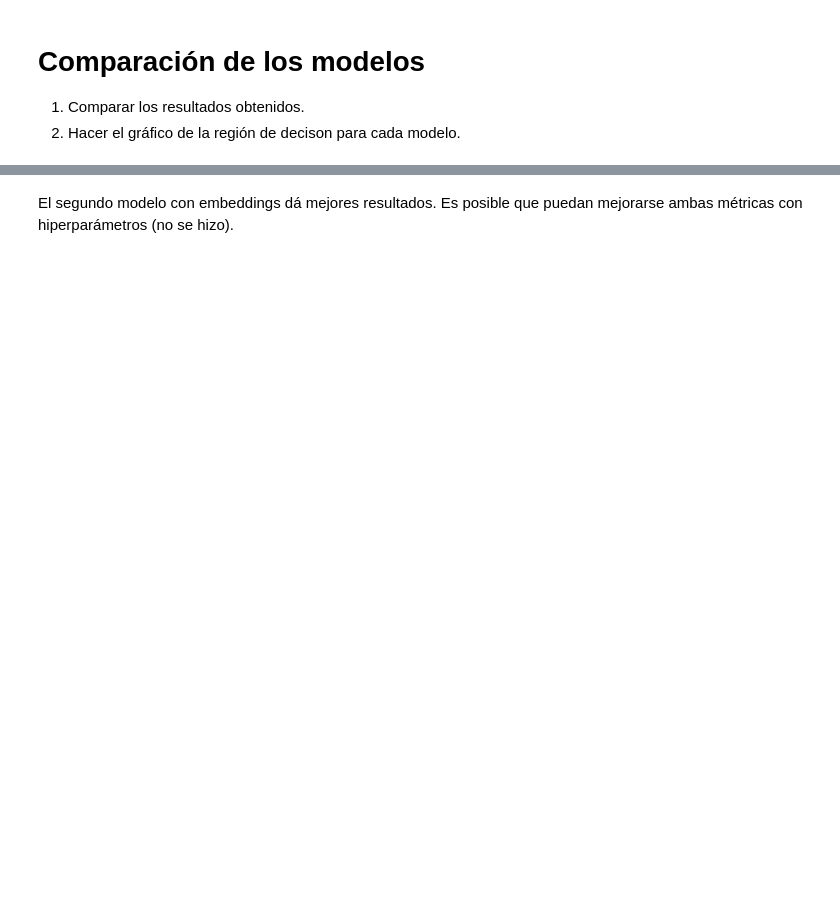
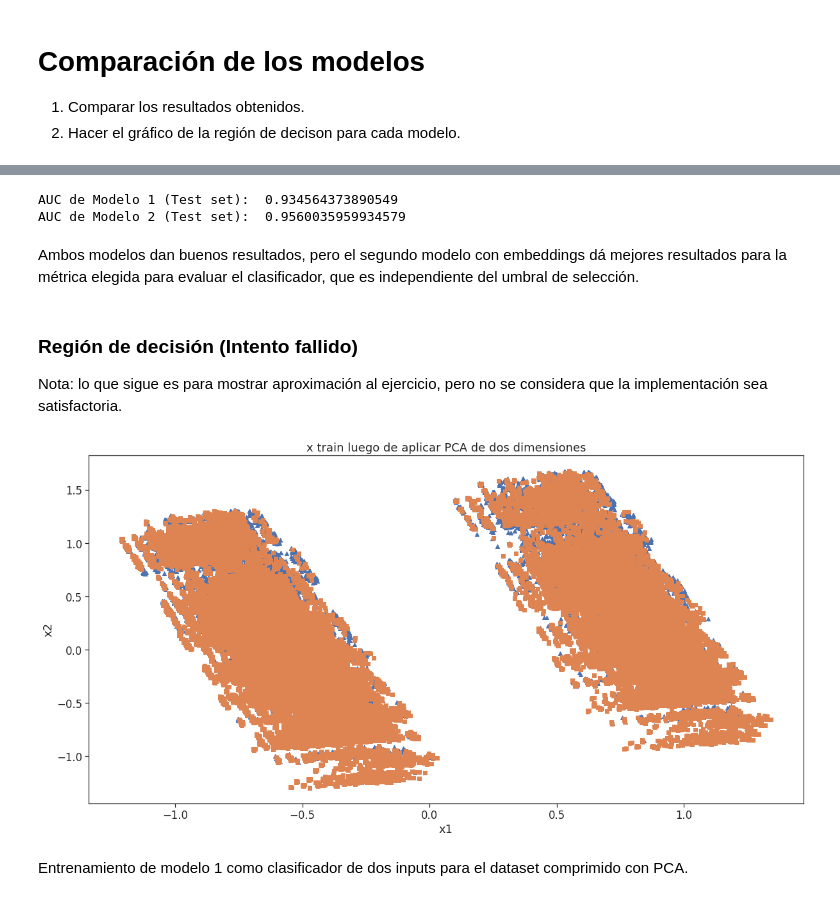
Before and after one commit to nhorro/ceai2020, a Jupyter notebook: deep_learning/clase_8_examen/Deep_Learning_Clase_8_Examen.ipynb, the cells around one changed output, grey strips where cells are left out. Drawn from its saved outputs; the diff is of its cells as text; code cells hidden in the pictures; blank space fills up the shorter version.

Commit message:
Avance con ejercicios CV1, versión final de clase8 DL

```diff
--- a/deep_learning/clase_8_examen/Deep_Learning_Clase_8_Examen.ipynb
+++ b/deep_learning/clase_8_examen/Deep_Learning_Clase_8_Examen.ipynb
@@ -401,11 +445,18 @@ Definimos un modelo base para siempre comparar los sucesivos modelos respecto a
 2. Porque es importante normalizar los datos antes de entrenar el modelo de regresión logística?
 3. Porque es importante utilizar una metrica como AUC en un problema de clasificación binaria?
 # %%
-lr_model = LogisticRegression(C=1, solver="sag", max_iter=1000)
+# 1. Entrenar un modelo de regresión logística que sea mejor que el modelo base (no usar User_Id y Product_Id).
+assert 'User_ID' not in x_train_norm
+assert 'Product_ID' not in x_train_norm
+
+lr_model = LogisticRegression(C=1.0, solver="sag", max_iter=1000)
 lr_model.fit(x_train_norm,y_train)
 
 lr_predictions = lr_model.predict(x_validation_norm)
+fpr,tpr,thresholds = metrics.roc_curve(y_validation,lr_predictions)
+print("AUC de R.L Validation: {}".format(metrics.auc(fpr,tpr)))
 
-fpr,tpr,thresholds = metrics.roc_curve(y_validation,lr_predictions)
-print(metrics.auc(fpr,tpr))
+lr_predictions = lr_model.predict(x_test_norm)
+fpr,tpr,thresholds = metrics.roc_curve(y_test,lr_predictions)
+print("AUC de R.L Test: {}".format(metrics.auc(fpr,tpr)))
 # %% [output]
@@ -662,2 +813,0 @@ Model2 AUC: 0.9532290526464318
-# %% [markdown]
-El segundo modelo con embeddings dá mejores resultados. Es posible que puedan mejorarse ambas métricas con hiperparámetros (no se hizo).
@@ -665,0 +814,36 @@ El segundo modelo con embeddings dá mejores resultados. Es posible que puedan m
+# %%
+# 1. Comparar los resultados obtenidos.
+print("AUC de Modelo 1 (Test set): ", dl_model_results["model1"]["AUC"])
+print("AUC de Modelo 2 (Test set): ", dl_model_results["model2"]["AUC"])
+# %% [output]
+AUC de Modelo 1 (Test set):  0.934564373890549
+AUC de Modelo 2 (Test set):  0.9560035959934579
+# %% [markdown]
+Ambos modelos dan buenos resultados, pero el segundo modelo con embeddings dá mejores resultados para la métrica elegida para evaluar el clasificador, que es independiente del umbral de selección.
+# %% [markdown]
+### Región de decisión (Intento fallido)
+Nota: lo que sigue es para mostrar aproximación al ejercicio, pero no se considera que la implementación sea satisfactoria.
+# %%
+# 2. Hacer el gráfico de la región de decison para cada modelo.
+from mlxtend.plotting import plot_decision_regions
+from sklearn.decomposition import PCA
+
+pca = PCA(n_components=2)
+x_train_norm_pca = pca.fit_transform(x_train_norm)
+x_validation_norm_pca = pca.fit_transform(x_validation_norm)
+x_test_norm_pca = pca.fit_transform(x_test_norm)
+
+x_train_norm_pca_positive = x_train_norm_pca[y_train > 0.5]
+x_train_norm_pca_negative = x_train_norm_pca[y_train < 0.5]
+
+plt.figure(figsize=(20,10))
+plt.scatter(x_train_norm_pca_positive[:,0], x_train_norm_pca_positive[:,1],marker="^")
+plt.scatter(x_train_norm_pca_negative[:,0], x_train_norm_pca_negative[:,1],marker="s")
+plt.title('x train luego de aplicar PCA de dos dimensiones')
+plt.xlabel('x1')
+plt.ylabel('x2')
+plt.show()
+# %% [output]
+[figure, added]
+# %% [markdown]
+Entrenamiento de modelo 1 como clasificador de dos inputs para el dataset comprimido con PCA.
```
Also changed, not shown: parts of 59 cells of this notebook, 2 other files.
